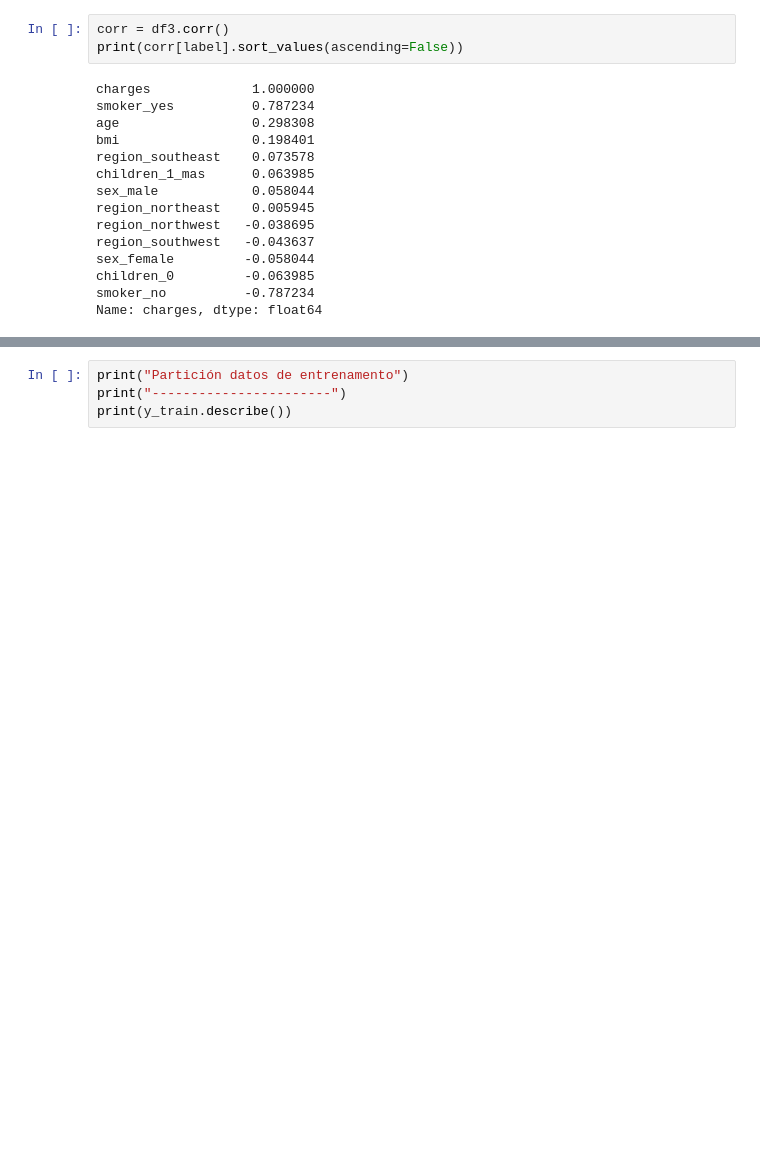
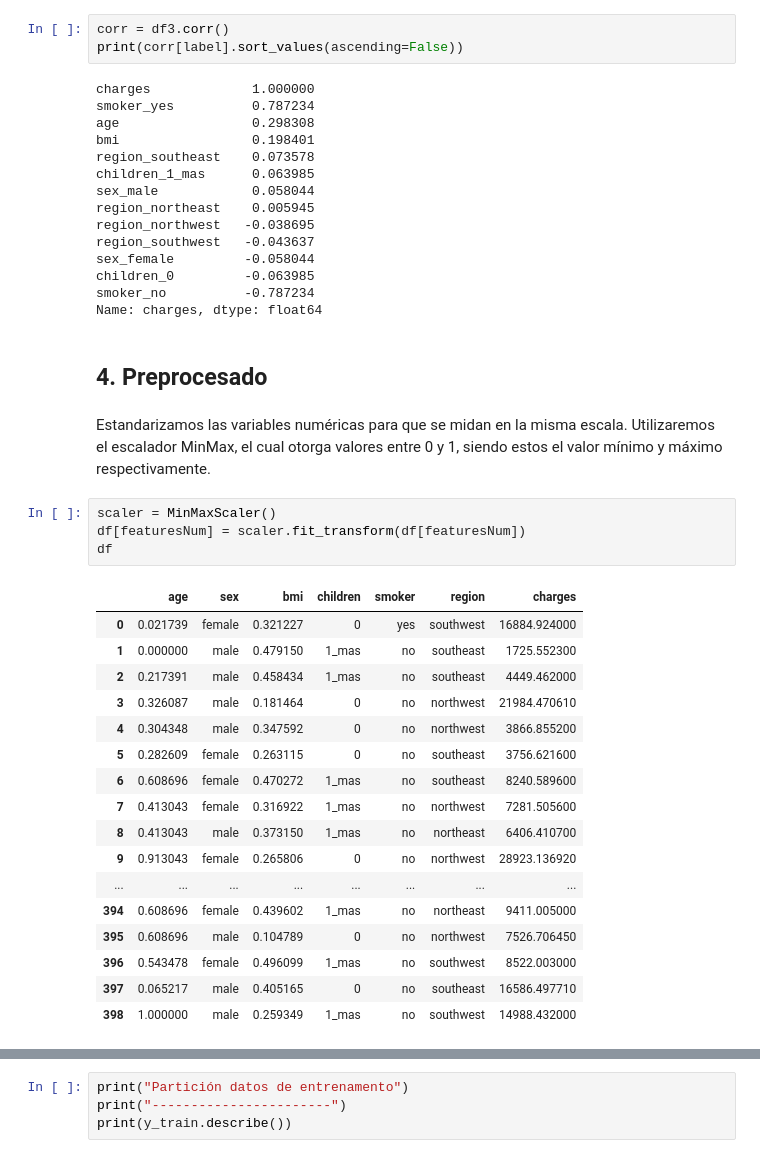
Before and after one commit to JuanManuelRamos/Proyectos-Machine-Learning-, a Jupyter notebook: ML Regresión/ML Reg - Previsión de seguros/ML Regresión - Previsión de seguros.ipynb, the cells around one changed output, grey strips where cells are left out. Cells and saved outputs as stored; diff of their text form; blank space fills up the shorter version.

```diff
--- a/ML Regresión/ML Reg - Previsión de seguros/ML Regresión - Previsión de seguros.ipynb
+++ b/ML Regresión/ML Reg - Previsión de seguros/ML Regresión - Previsión de seguros.ipynb
@@ -673,3 +683,29 @@ sex_female         -0.058044
 children_0         -0.063985
 smoker_no          -0.787234
 Name: charges, dtype: float64
+# %% [markdown]
+## 4. Preprocesado
+# %% [markdown]
+Estandarizamos las variables numéricas para que se midan en la misma escala. Utilizaremos el escalador MinMax, el cual otorga valores entre 0 y 1, siendo estos el valor mínimo y máximo respectivamente.
+# %%
+scaler = MinMaxScaler()
+df[featuresNum] = scaler.fit_transform(df[featuresNum])
+df
+# %% [output]
+|  | age | sex | bmi | children | smoker | region | charges |
+| 0 | 0.021739 | female | 0.321227 | 0 | yes | southwest | 16884.924000 |
+| 1 | 0.000000 | male | 0.479150 | 1_mas | no | southeast | 1725.552300 |
+| 2 | 0.217391 | male | 0.458434 | 1_mas | no | southeast | 4449.462000 |
+| 3 | 0.326087 | male | 0.181464 | 0 | no | northwest | 21984.470610 |
+| 4 | 0.304348 | male | 0.347592 | 0 | no | northwest | 3866.855200 |
+| 5 | 0.282609 | female | 0.263115 | 0 | no | southeast | 3756.621600 |
+| 6 | 0.608696 | female | 0.470272 | 1_mas | no | southeast | 8240.589600 |
+| 7 | 0.413043 | female | 0.316922 | 1_mas | no | northwest | 7281.505600 |
+| 8 | 0.413043 | male | 0.373150 | 1_mas | no | northeast | 6406.410700 |
+| 9 | 0.913043 | female | 0.265806 | 0 | no | northwest | 28923.136920 |
+| ... | ... | ... | ... | ... | ... | ... | ... |
+| 394 | 0.608696 | female | 0.439602 | 1_mas | no | northeast | 9411.005000 |
+| 395 | 0.608696 | male | 0.104789 | 0 | no | northwest | 7526.706450 |
+| 396 | 0.543478 | female | 0.496099 | 1_mas | no | southwest | 8522.003000 |
+| 397 | 0.065217 | male | 0.405165 | 0 | no | southeast | 16586.497710 |
+| 398 | 1.000000 | male | 0.259349 | 1_mas | no | southwest | 14988.432000 |
```
Also changed, not shown: parts of 27 cells of this notebook, 1 other file.
